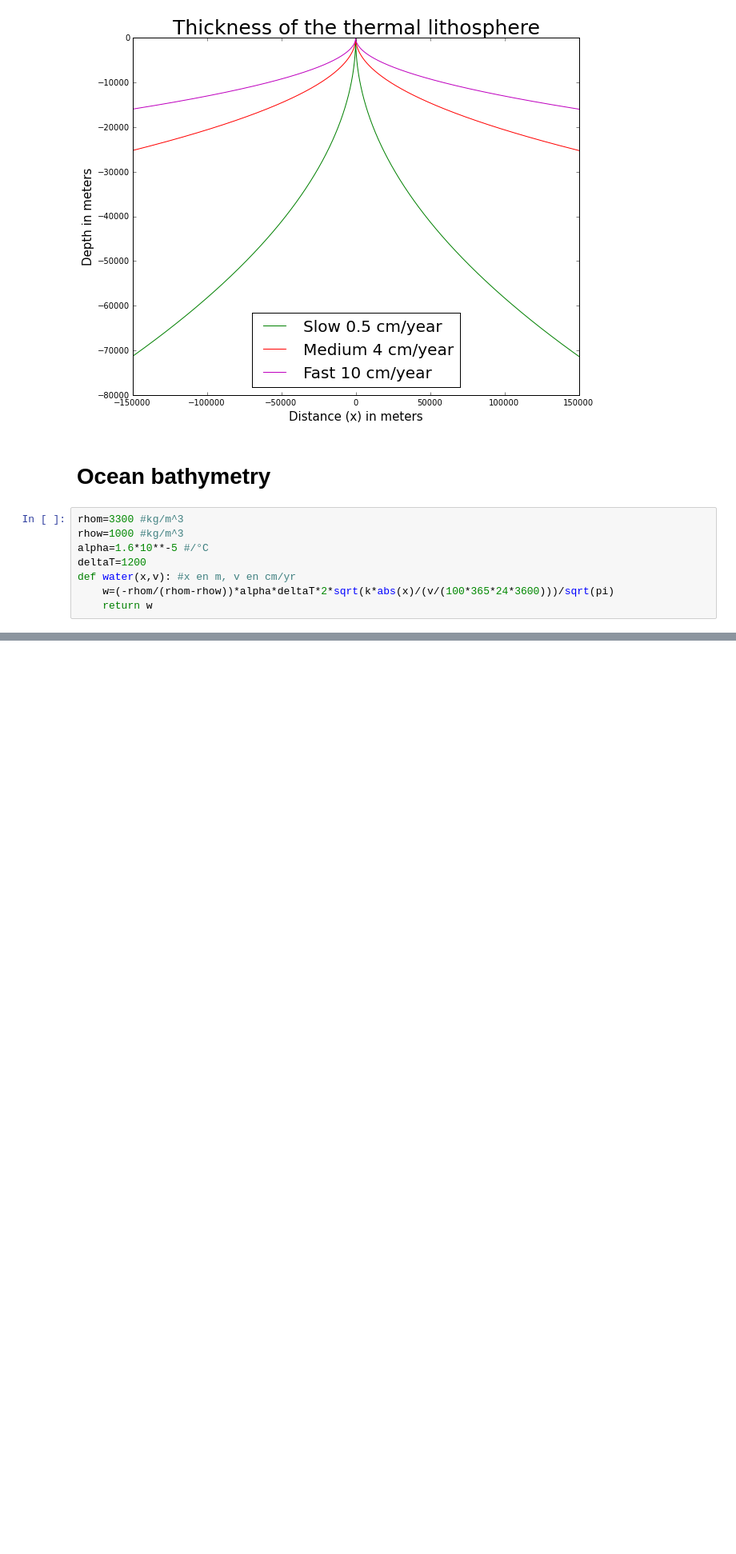
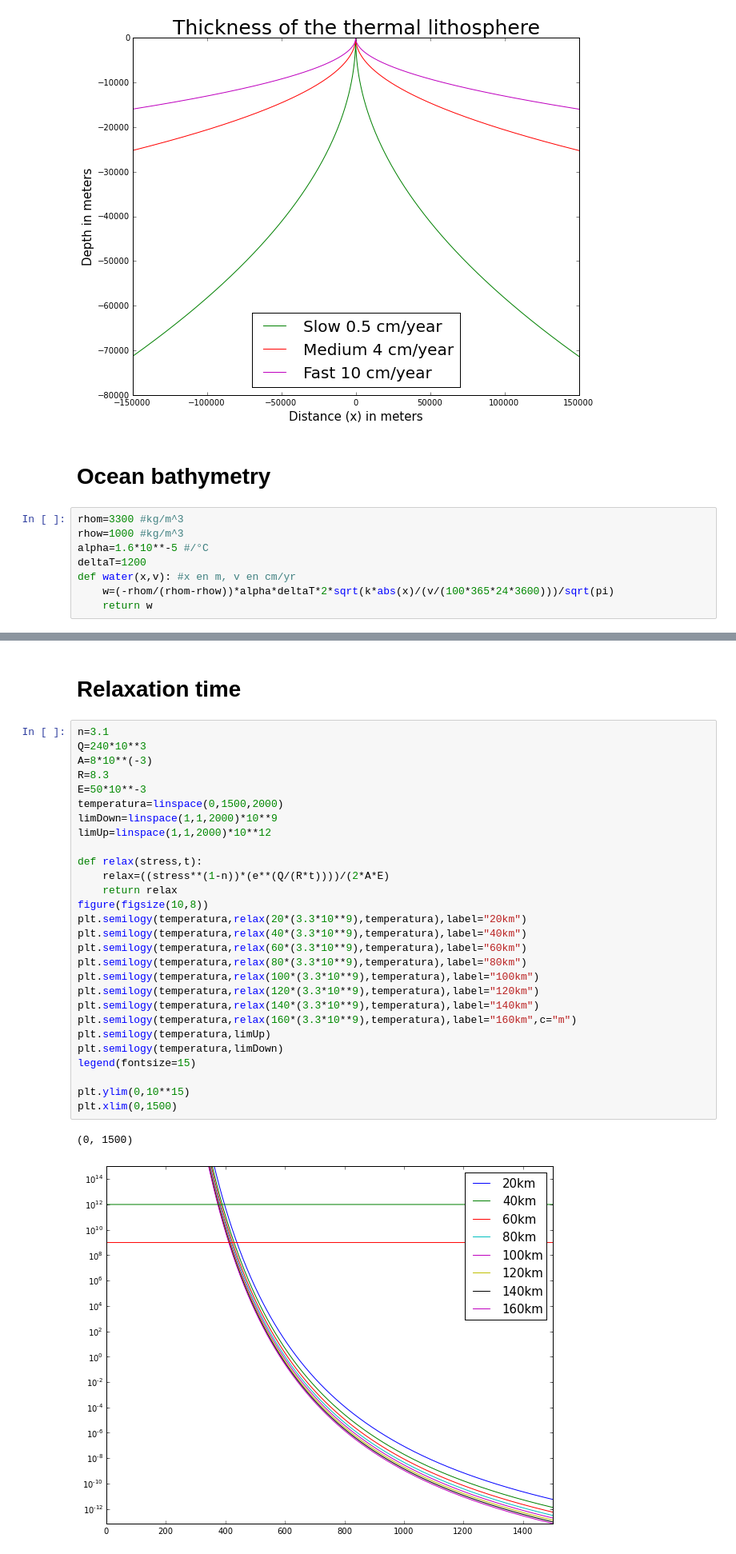
Before and after one commit to SbastianGarzon/Geodynamics, a Jupyter notebook: OceanicPlates/oceanicPlates.ipynb, the cells around one changed output, grey strips where cells are left out. Shown: that part at 80% size. Saved outputs shown, nothing was run; the diff lists cells and outputs as text; blank space fills up the shorter version.

```diff
--- a/OceanicPlates/oceanicPlates.ipynb
+++ b/OceanicPlates/oceanicPlates.ipynb
@@ -112,0 +113,33 @@ gs.tight_layout(fig)
+# %% [markdown]
+# Relaxation time
+# %%
+n=3.1
+Q=240*10**3
+A=8*10**(-3)
+R=8.3
+E=50*10**-3
+temperatura=linspace(0,1500,2000)
+limDown=linspace(1,1,2000)*10**9
+limUp=linspace(1,1,2000)*10**12
+
+def relax(stress,t):
+    relax=((stress**(1-n))*(e**(Q/(R*t))))/(2*A*E)
+    return relax
+figure(figsize(10,8))
+plt.semilogy(temperatura,relax(20*(3.3*10**9),temperatura),label="20km")
+plt.semilogy(temperatura,relax(40*(3.3*10**9),temperatura),label="40km")
+plt.semilogy(temperatura,relax(60*(3.3*10**9),temperatura),label="60km")
+plt.semilogy(temperatura,relax(80*(3.3*10**9),temperatura),label="80km")
+plt.semilogy(temperatura,relax(100*(3.3*10**9),temperatura),label="100km")
+plt.semilogy(temperatura,relax(120*(3.3*10**9),temperatura),label="120km")
+plt.semilogy(temperatura,relax(140*(3.3*10**9),temperatura),label="140km")
+plt.semilogy(temperatura,relax(160*(3.3*10**9),temperatura),label="160km",c="m")
+plt.semilogy(temperatura,limUp)
+plt.semilogy(temperatura,limDown)
+legend(fontsize=15)
+
+plt.ylim(0,10**15)
+plt.xlim(0,1500)
+# %% [output]
+(0, 1500)
+[figure, added]
```
Also changed, not shown: parts of 3 cells of this notebook.
